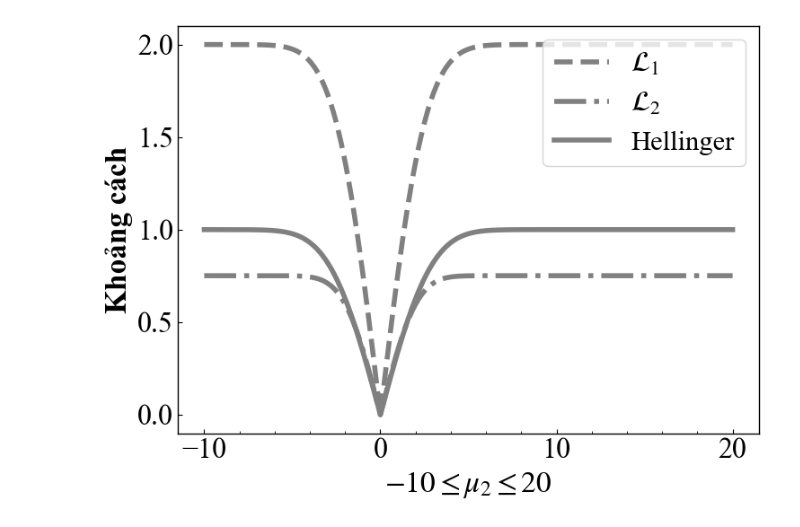
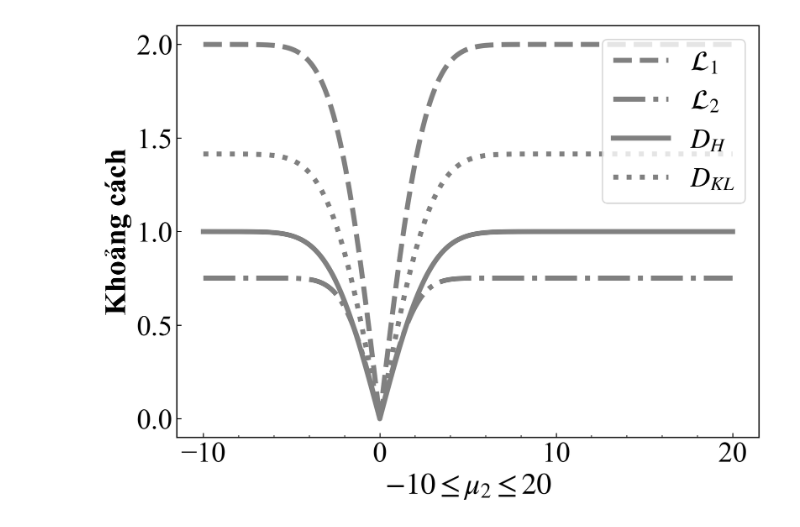
Before and after one commit to hungtrannam/probclust, a Jupyter notebook: notebooks/vis_Dist.ipynb, the cells around one changed output. Cells and saved outputs as stored; diff of their text form; code cells hidden in the pictures.

```diff
--- a/notebooks/vis_Dist.ipynb
+++ b/notebooks/vis_Dist.ipynb
@@ -26,7 +26,7 @@ x       = np.arange(-50, 50, h)
 f1      = norm.pdf(x, loc=0, scale=1)
 mu_list = np.linspace(-10, 20, 1000)
 
-L1_list, L2_list, H_list = [], [], []
+L1_list, L2_list, H_list, BC_list, W_list, M_list, KL_list = [], [], [], [], [], [], []
 
 for mu in mu_list:
     f2 = norm.pdf(x, loc=mu, scale=1)
@@ -34,21 +34,33 @@ for mu in mu_list:
     L1_list.append(D.L1())
     L2_list.append(D.L2())
     H_list.append(D.H())
+    BC_list.append(D.BC())
+    W_list.append(D.W2())
+    M_list.append(D.M())
+    KL_list.append(D.M())
 
 L1_list = np.array(L1_list)
 L2_list = np.array(L2_list)
 H_list = np.array(H_list)
+W_list = np.array(W_list)
+BC_list = np.array(BC_list)
+M_list = np.array(M_list)
+KL_list = np.array(KL_list)
 # %%
 plt.figure(figsize=(8, 6))
 temp(fontsize=24)
 
 plt.plot(mu_list, L1_list, label=r'$\mathcal{L}_1$', linestyle='--', lw = 4, color = 'gray')
 plt.plot(mu_list, L2_list, label=r'$\mathcal{L}_2$', linestyle='-.', lw=4, color = 'gray')
-plt.plot(mu_list, H_list, label='Hellinger', linestyle='-', lw=4, color = 'gray')
+plt.plot(mu_list, H_list, label=r'$D_H$', linestyle='-', lw=4, color = 'gray')
+# plt.plot(mu_list, M_list, label='M', linestyle=':', lw=4, color = 'gray')
+plt.plot(mu_list, KL_list, label=r'$D_{KL}$', linestyle=':', lw=4, color = 'gray')
+
 
 plt.xlabel(r'$-10\leq\mu_2\leq20$')
 plt.ylabel('Khoảng cách')
 plt.legend()
 plt.tight_layout()
+plt.savefig('C1_dist.pdf')
 # %% [output]
-[figure, old version]
+[figure, new version]
```
Also changed, not shown: parts of 1 cell of this notebook, 9 other files.
